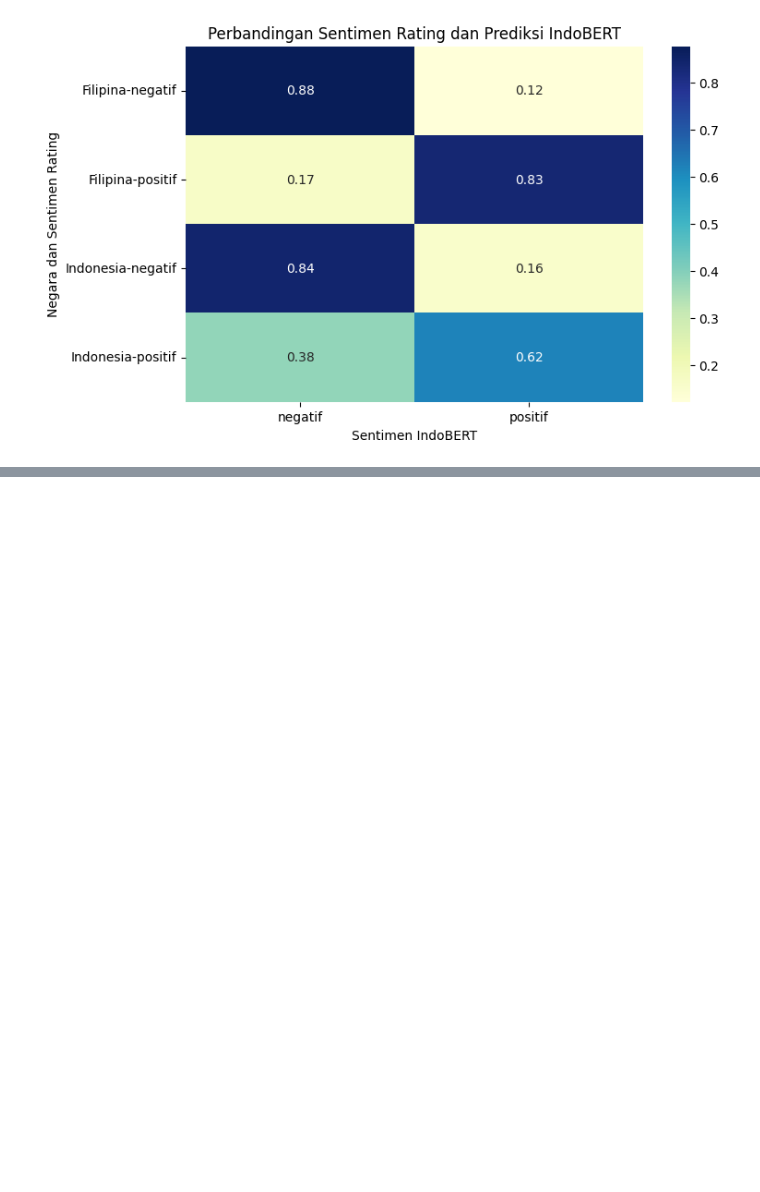
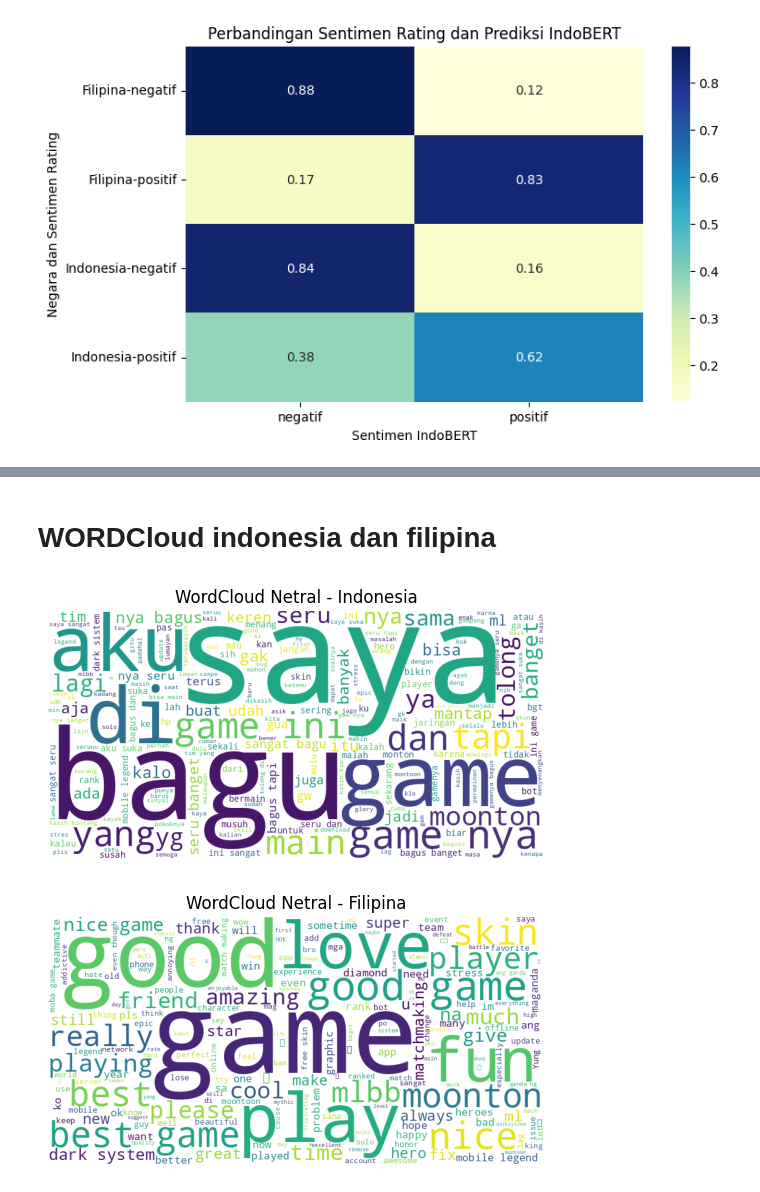
Before and after one commit to Desichh/BIG-DATA, a Jupyter notebook: PROJECT BIG DATA/Notebook Final (42.791 Data).ipynb, the cells around one changed output, grey strips where cells are left out. Drawn from its saved outputs; the diff is of its cells as text; code cells hidden in the pictures; blank space fills up the shorter version.

```diff
--- a/PROJECT BIG DATA/Notebook Final (42.791 Data).ipynb
+++ b/PROJECT BIG DATA/Notebook Final (42.791 Data).ipynb
@@ -495,0 +504,4 @@ plt.show()
+# %%
+factory = StopWordRemoverFactory()
+stopwords = set(factory.get_stop_words())
+stopwords.update(["game","mobile","legend","ml","yg","aja","di","tapi","maka","ke","dari","ini","itu","saya","dan","nya","player","montoon","monton","moonton","gua","ga","gak","gw","aku"])
@@ -495,0 +565,22 @@ plt.show()
+# %% [markdown]
+# **WORDCloud indonesia dan filipina**
+# %%
+from wordcloud import WordCloud
+import matplotlib.pyplot as plt
+
+for negara in df_1['negara'].unique():
+    text = " ".join(df_1[
+        (df_1['negara'] == negara) &
+        (df['sentimen_rating'] == 'positif')
+    ]['review'])
+
+    wc = WordCloud(width=800, height=400, background_color="white").generate(text)
+
+    plt.figure()
+    plt.imshow(wc)
+    plt.title(f"WordCloud Netral - {negara}")
+    plt.axis("off")
+    plt.show()
+# %% [output]
+[figure, added]
+[figure, added]
```
Also changed, not shown: parts of 12 cells of this notebook.
